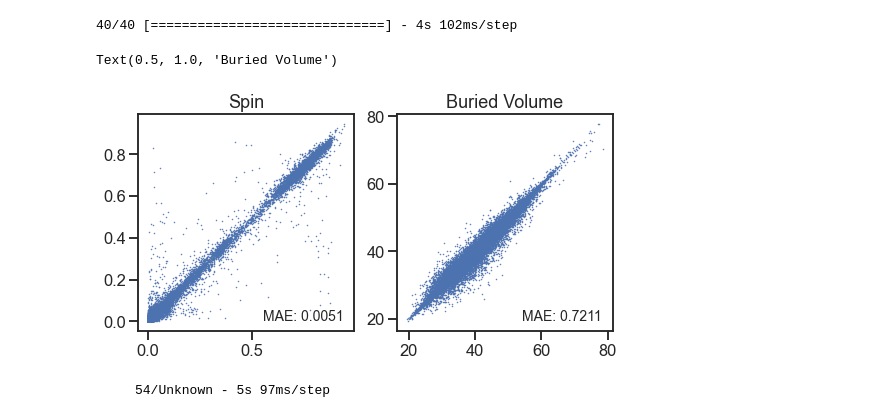
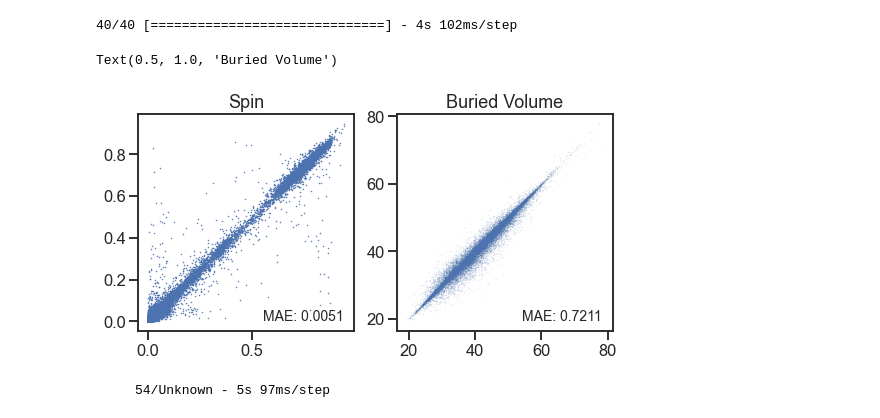
Before and after one commit to shreesowndarya/spin_gnn, a Jupyter notebook: plot_test_buried_vol.ipynb, the cells around one changed output. Saved outputs shown, nothing was run; the diff lists cells and outputs as text; code cells hidden in the pictures.

```diff
--- a/plot_test_buried_vol.ipynb
+++ b/plot_test_buried_vol.ipynb
@@ -133,24 +133,24 @@ RDKit WARNING: [07:04:41]   BondStereo set to STEREONONE and single bond directi
 # %%
 cdf_test_pivot_spins = cdf_test.pivot(index='smiles', columns='atom_index', values='fractional_spin')
 cdf_test_pivot_spins = cdf_test_pivot_spins.reindex(test)
 
 cdf_test_pivot_bur_vol = cdf_test.pivot(index='smiles', columns='atom_index', values='buried_vol')
 cdf_test_pivot_bur_vol = cdf_test_pivot_bur_vol.reindex(test)
 
 fig, axs = plt.subplots(nrows=1, ncols=2, figsize=(8.5,4))
 axs[0].plot(cdf_test_pivot_spins.values.flatten(), predicted_fractional_spins.numpy().flatten(), '.', ms=1)
 axs[0].text(.95, .05, f'MAE: {pd.Series(cdf_test_pivot_spins.values.flatten() - predicted_fractional_spins.numpy().flatten()).dropna().abs().mean():.4f}', ha='right',
             transform=axs[0].transAxes, fontsize=14)
 
-axs[1].plot(cdf_test_pivot_bur_vol.values.flatten(), predicted_bur_vol.flatten(), '.', ms=1)
+axs[1].plot(cdf_test_pivot_bur_vol.values.flatten(), predicted_bur_vol.flatten(), '.', ms=.1)
 axs[1].text(.95, .05, f'MAE: {pd.Series(cdf_test_pivot_bur_vol.values.flatten() - predicted_bur_vol.flatten()).dropna().abs().mean():.4f}', ha='right',
             transform=axs[1].transAxes, fontsize=14)
 
 axs[0].set_title('Spin')
 axs[1].set_title('Buried Volume')
 # %% [output]
 Text(0.5, 1.0, 'Buried Volume')
-[figure, old version]
+[figure, new version]
 # %%
 rpredicted_spin_logits, rpredicted_bur_vol = model.predict(redf_dataset, verbose=1)
 rpredicted_fractional_spins = tf.nn.softmax(rpredicted_spin_logits)
```
Also changed, not shown: parts of 28 cells of this notebook, 7 other files.
